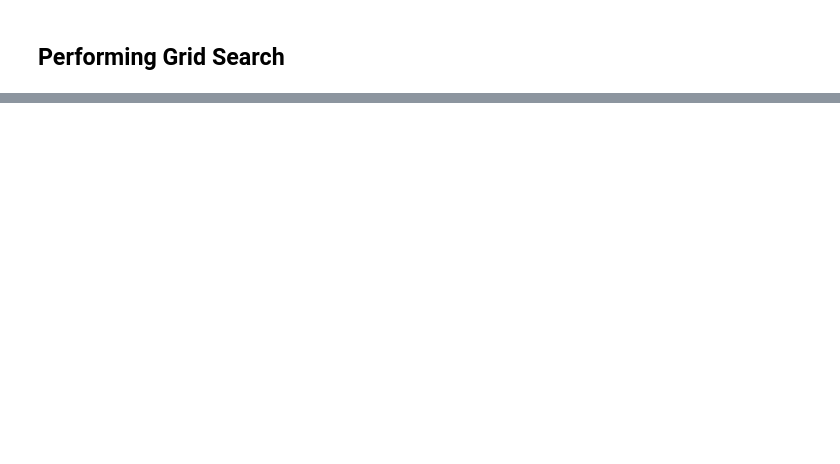
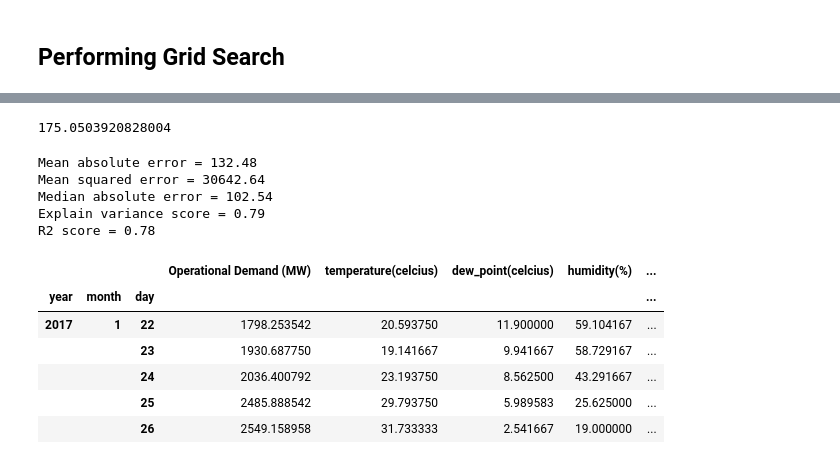
Before and after one commit to UWADSCapstoneUnit/Energy-Usage-Prediction-Project, a Jupyter notebook: Code/EDA_Naufal.ipynb, the cells around one changed output, grey strips where cells are left out. Drawn from its saved outputs; the diff is of its cells as text; code cells hidden in the pictures; blank space fills up the shorter version.

```diff
--- a/Code/EDA_Naufal.ipynb
+++ b/Code/EDA_Naufal.ipynb
@@ -276,0 +297,29 @@ R2 score = 0.21
+# %%
+mse = mean_squared_error(y_test, preds)
+rmse_svm = np.sqrt(mse)
+rmse_svm
+# %% [output]
+175.0503920828004
+# %%
+print("Mean absolute error =", round(sm.mean_absolute_error(y_test, preds), 2))
+print("Mean squared error =", round(sm.mean_squared_error(y_test, preds), 2))
+print("Median absolute error =", round(sm.median_absolute_error(y_test, preds), 2))
+print("Explain variance score =", round(sm.explained_variance_score(y_test, preds), 2))
+print("R2 score =", round(sm.r2_score(y_test, preds), 2))
+# %% [output]
+Mean absolute error = 132.48
+Mean squared error = 30642.64
+Median absolute error = 102.54
+Explain variance score = 0.79
+R2 score = 0.78
+# %%
+daily_aemo_df = aemo_wu_df.groupby(["year", "month", "day"]).mean()
+daily_aemo_df.head()
+# %% [output]
+|  |  |  | Operational Demand (MW) | temperature(celcius) | dew_point(celcius) | humidity(%) | ... |
+| year | month | day |  |  |  |  | ... |
+| 2017 | 1 | 22 | 1798.253542 | 20.593750 | 11.900000 | 59.104167 | ... |
+|  |  | 23 | 1930.687750 | 19.141667 | 9.941667 | 58.729167 | ... |
+|  |  | 24 | 2036.400792 | 23.193750 | 8.562500 | 43.291667 | ... |
+|  |  | 25 | 2485.888542 | 29.793750 | 5.989583 | 25.625000 | ... |
+|  |  | 26 | 2549.158958 | 31.733333 | 2.541667 | 19.000000 | ... |
```
Also changed, not shown: parts of 21 cells of this notebook.
